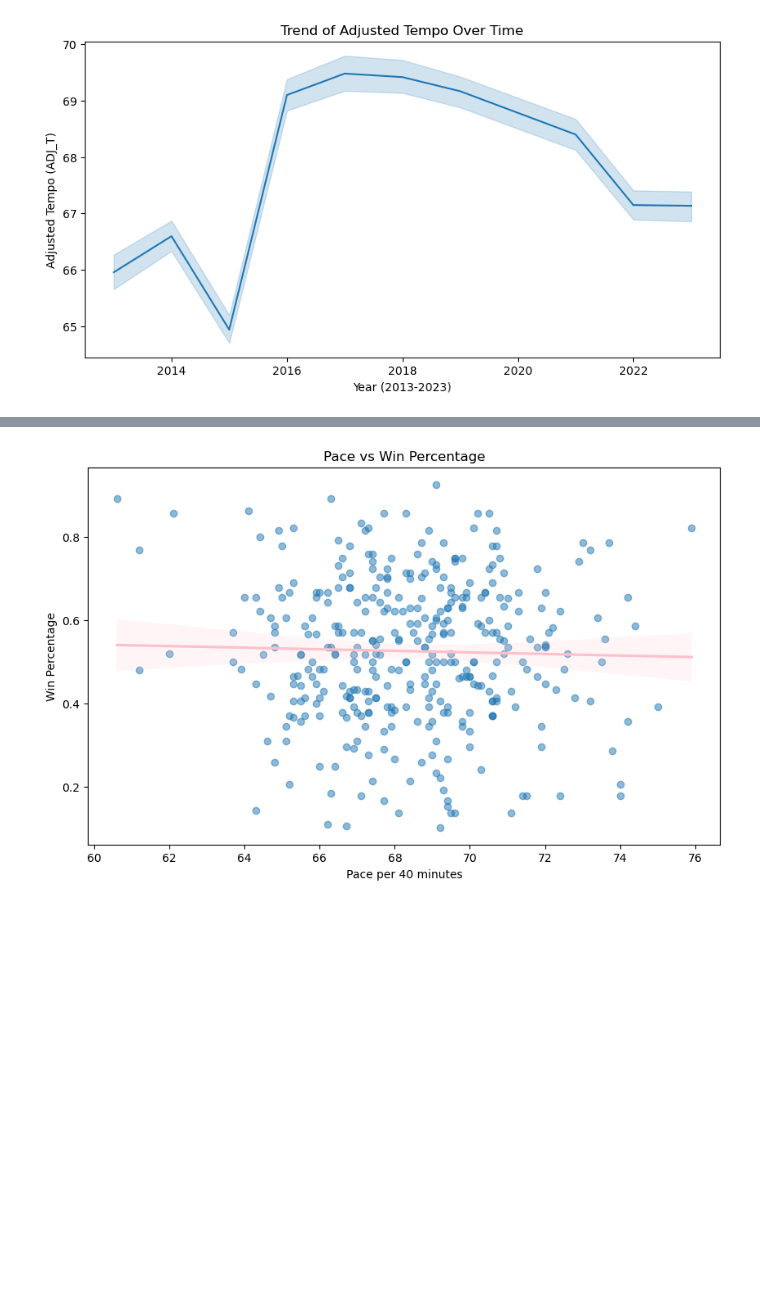
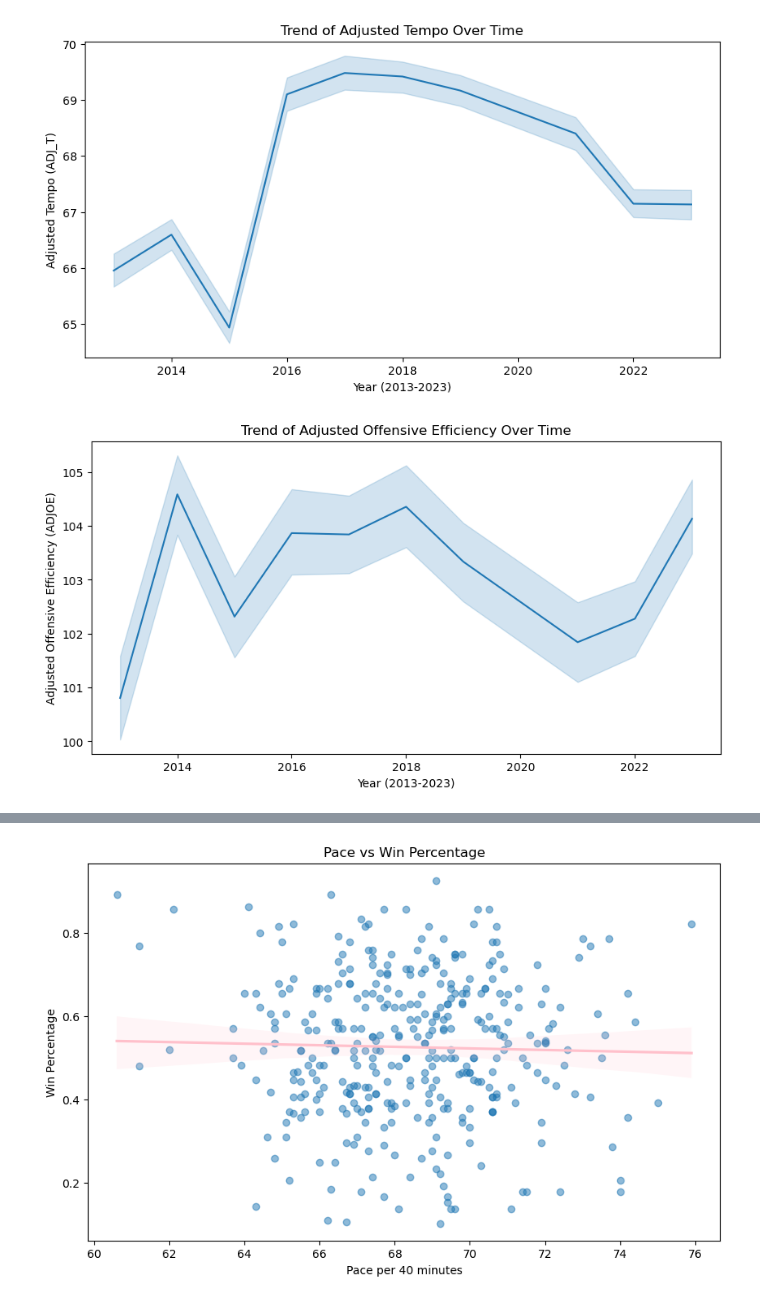
Before and after one commit to kanglee05/March-Madness-Tournament-Analysis-and-Winner-Predictor, a Jupyter notebook: March Madness Winner Predictor.ipynb, the cells around one changed output, grey strips where cells are left out. Drawn from its saved outputs; the diff is of its cells as text; code cells hidden in the pictures; blank space fills up the shorter version.

```diff
--- a/March Madness Winner Predictor.ipynb
+++ b/March Madness Winner Predictor.ipynb
@@ -173,3 +176,12 @@ plt.title('Trend of Adjusted Tempo Over Time')
 plt.show()
 # %% [output]
 [figure]
+# %%
+plt.figure(figsize=(10,5))
+sns.lineplot(data=historical_seasons, x='YEAR', y='ADJOE')
+plt.xlabel('Year (2013-2023)')
+plt.ylabel('Adjusted Offensive Efficiency (ADJOE)')
+plt.title('Trend of Adjusted Offensive Efficiency Over Time')
+plt.show()
+# %% [output]
+[figure, added]
```
Also changed, not shown: parts of 11 cells of this notebook.
